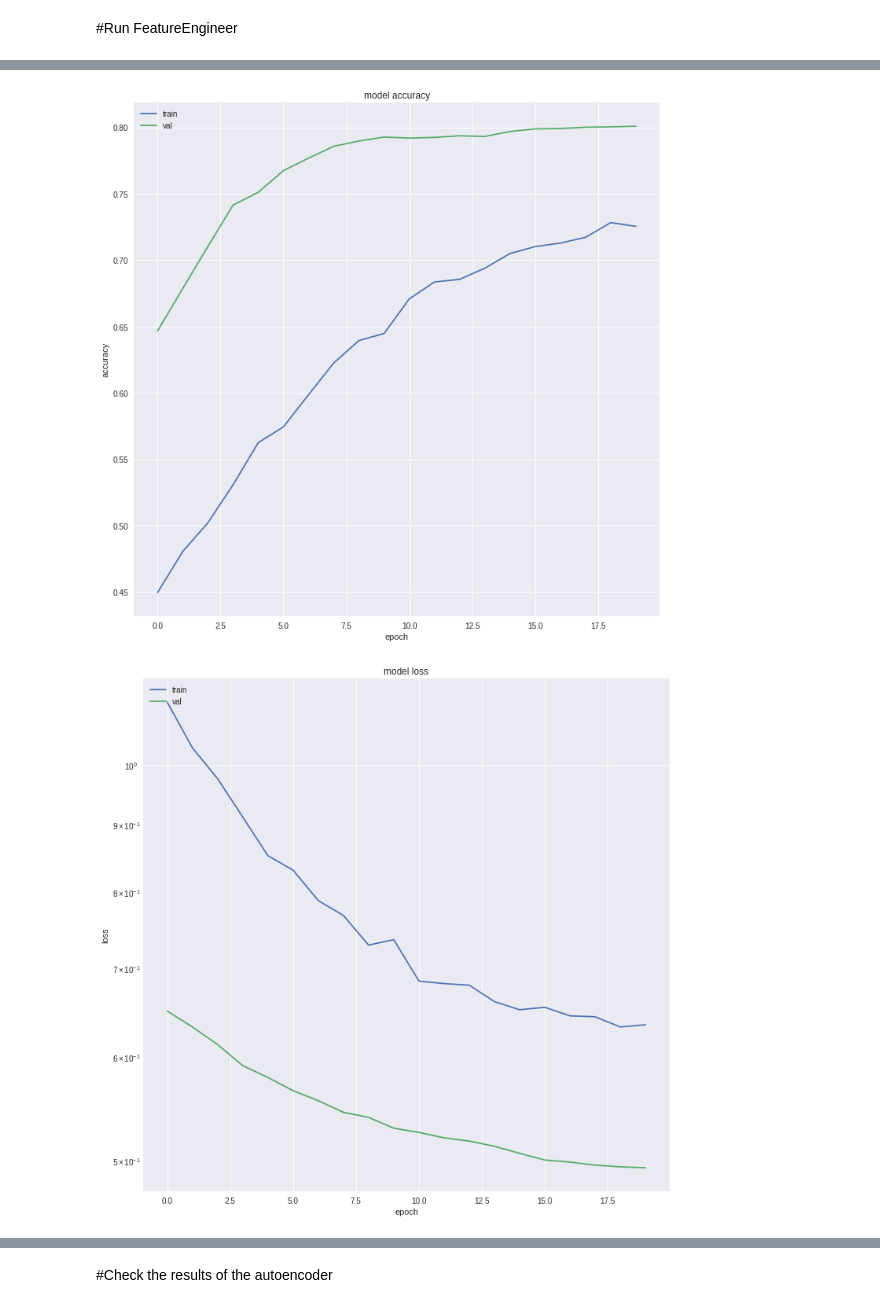
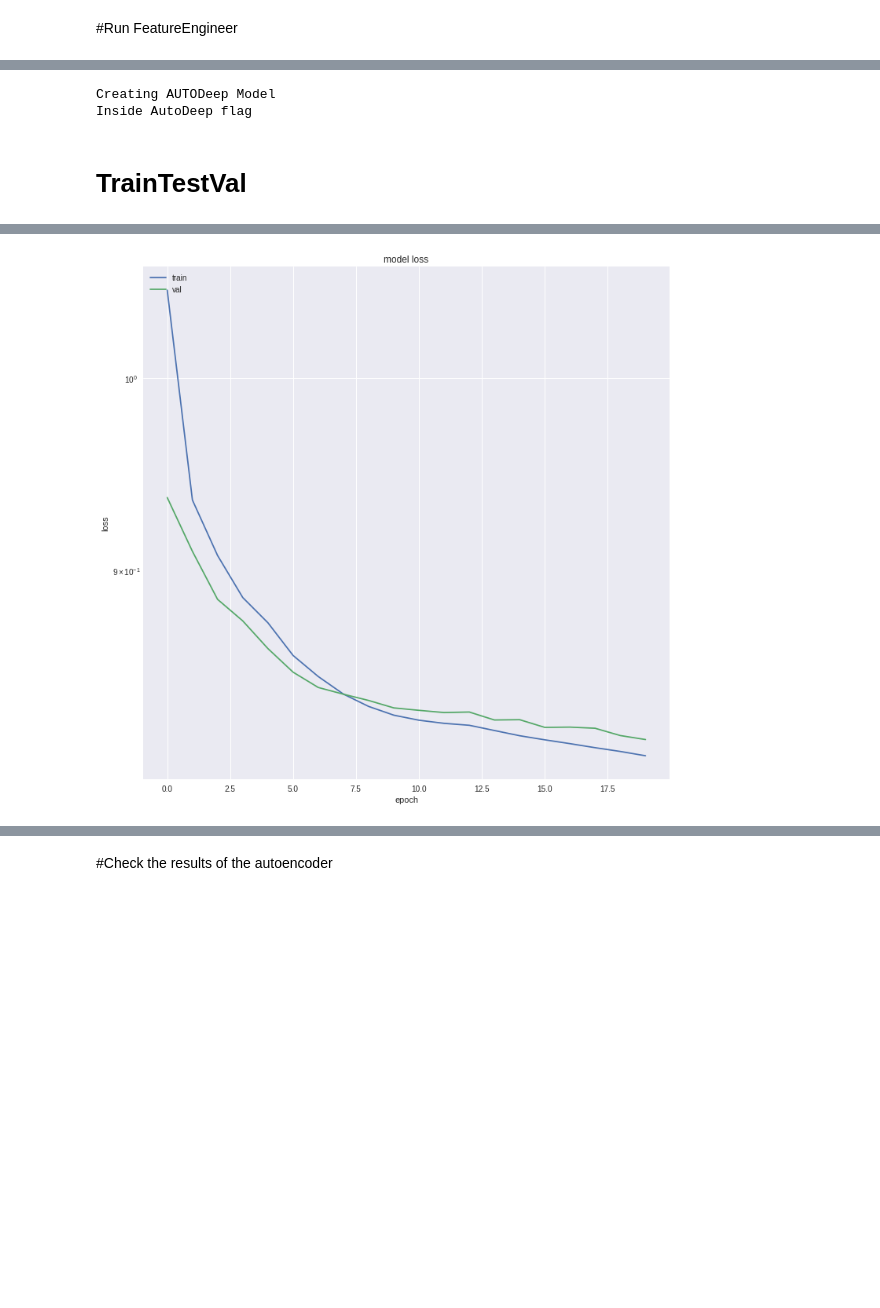
Before and after one commit to kylemath/DeepEEG, a Jupyter notebook: notebooks/DeepEEG.ipynb, the cells around one changed output, grey strips where cells are left out. Cells and saved outputs as stored; diff of their text form; code cells hidden in the pictures; blank space fills up the shorter version.

Commit message:
removed a stray flag

```diff
--- a/notebooks/DeepEEG.ipynb
+++ b/notebooks/DeepEEG.ipynb
@@ -627,10 +628,15 @@ Class Weights: [0.62445887 2.50869565]
+# %%
+model, encoder, decoder = CreateModel(input_shape,num_classes,
+                    model_type='AUTODeep', batch_size = 64)
+# %% [output]
+Creating AUTODeep Model
+Inside AutoDeep flag
+# %% [markdown]
+# TrainTestVal
 # %%
-model, encoder, decoder = CreateModel(input_shape,num_classes,
-                    model_type='NN', batch_size = 64)
-
 traintestval(model, class_weights,
              x_train,x_test,x_val,
              y_train,y_test,y_val,
              batch_size=64,train_epochs=20,
-             model_type='NN')
+             model_type='AUTODeep')
 # %% [output]
@@ -654,2 +660 @@ Epoch 20/20
-[figure, old version]
+[figure, new version]
-[figure, removed]
```
Also changed, not shown: parts of 6 cells of this notebook.
